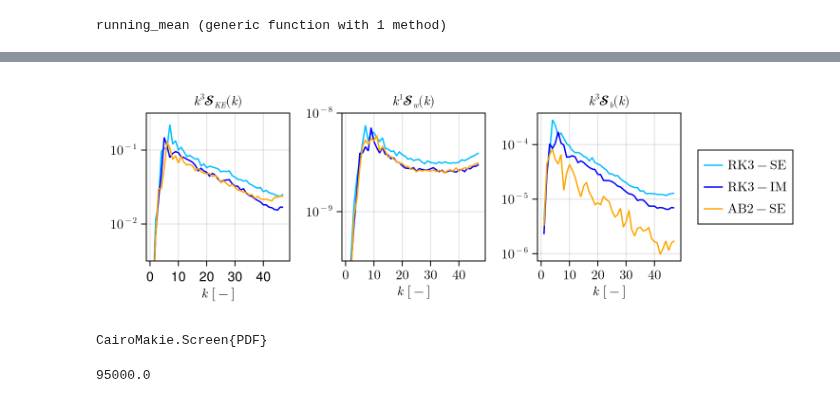
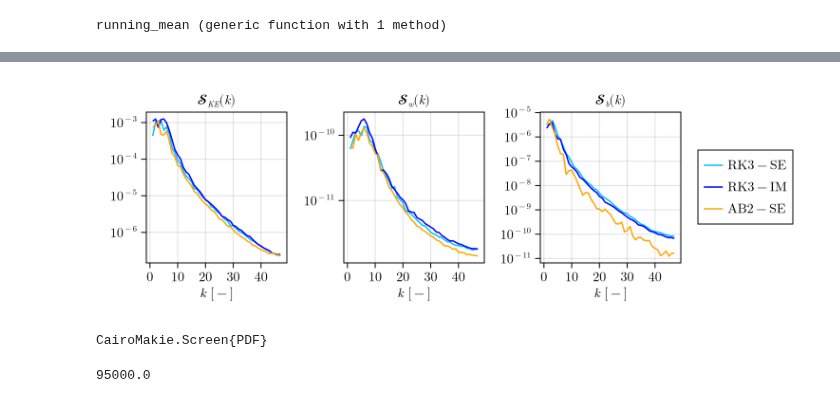
Before and after one commit to simone-silvestri/TimestepperTestCases.jl, a Jupyter notebook: notebooks/Results_idealized_coast.ipynb, the cells around one changed output, grey strips where cells are left out. Cells and saved outputs as stored; diff of their text form; code cells hidden in the pictures.

```diff
--- a/notebooks/Results_idealized_coast.ipynb
+++ b/notebooks/Results_idealized_coast.ipynb
@@ -1,8 +1,8 @@
 # %%
 using Pkg
-Pkg.activate("./")
+Pkg.activate("../")
 
-folder = "idealized_coast_unforced/"
+folder = "../idealized_coast_unforced/"
 closure = "unforced"
 
 using Suppressor
@@ -15,4 +14,4 @@ end
 # %%
 GC.gc()
-@time rl = @suppress TimestepperTestCases.load_idealized_coast(folder, closure, "split_free_surface_lowres_", "SplitRungeKutta3");
+@time rl = @suppress TimestepperTestCases.load_idealized_coast(folder, closure * "_full", "split_free_surface_lowres_", "SplitRungeKutta3");
 # %% [output]
@@ -20,4 +19,4 @@ GC.gc()
 # %%
 GC.gc()
-@time al = @suppress TimestepperTestCases.load_idealized_coast(folder, closure, "split_free_surface_lowres_", "QuasiAdamsBashforth2");
+@time al = @suppress TimestepperTestCases.load_idealized_coast(folder * "old/", closure, "split_free_surface_lowres_", "QuasiAdamsBashforth2");
 # %% [output]
@@ -25,4 +24,4 @@ GC.gc()
 # %%
 GC.gc()
-@time ri = @suppress TimestepperTestCases.load_idealized_coast(folder, closure, "implicit_free_surface_lowres_", "SplitRungeKutta3");
+@time ri = @suppress TimestepperTestCases.load_idealized_coast(folder, closure * "_full", "implicit_free_surface_lowres_", "SplitRungeKutta3");
 # %% [output]
@@ -347,9 +395,9 @@ end
 freq = freq ./ freq[2]
 
 fig = Figure(size = (750, 250))
-P1 = freq[2:end].^3
-P2 = freq[2:end].^2
-P3 = freq[2:end].^3
+P1 = 1 # freq[2:end].^3
+P2 = 1 # freq[2:end].^2
+P3 = 1 # freq[2:end].^3
 
 
 yt = [10.0^i for i in -20:10]
@@ -359,45 +407,46 @@ ax  = Axis(fig[1, 1],
            yscale=log10,
            # xscale = log10,
            yticks = (yt, yl),
+           xticks = ticks([0, 10, 20, 30, 40]),
            xlabel = L"k\text{ [-]}",
            ylabel = "",
-           title = L"k^{3} \mathcal{S}_{KE}(k)")
+           title = L"\mathcal{S}_{KE}(k)")
 lines!(ax, freq[2:end], P1 .* (specUrl[2:end] .+ specVrl[2:end]), color=c1)
 lines!(ax, freq[2:end], P1 .* (specUri[2:end] .+ specVri[2:end]), color=c2)
 lines!(ax, freq[2:end], P1 .* (specUal[2:end] .+ specVal[2:end]), color=c3)
-ylims!(ax, 10^-2.5, 10^-0.5)
+# ylims!(ax, 10^-2.5, 10^-0.5)
 
 ax  = Axis(fig[1, 2],
            yscale=log10,
            # xscale = log10,
            yticks = (yt, yl),
            xticks = ticks([0, 10, 20, 30, 40]),
            xlabel = L"k\text{ [-]}",
            ylabel = "",
-           title = L"k^{1} \mathcal{S}_{w}(k)")
+           title = L"\mathcal{S}_{w}(k)")
 lines!(ax, freq[2:end], P2 .* (specWrl[2:end]), color=c1)
 lines!(ax, freq[2:end], P2 .* (specWri[2:end]), color=c2)
 lines!(ax, freq[2:end], P2 .* (specWal[2:end]), color=c3)
-ylims!(ax, 10^-9.5, 10^-8)
+# ylims!(ax, 10^-9.5, 10^-8)
 
 ax  = Axis(fig[1, 3],
            yscale=log10,
            # xscale = log10,
            yticks = (yt, yl),
            xticks = ticks([0, 10, 20, 30, 40]),
            xlabel = L"k\text{ [-]}",
            ylabel = "",
-           title = L"k^{3} \mathcal{S}_{b}(k)")
+           title = L"\mathcal{S}_{b}(k)")
 lines!(ax, freq[2:end], P3 .* (specBrl[2:end]), color=c1, label=L"\text{RK3-SE}")
 lines!(ax, freq[2:end], P3 .* (specBri[2:end]), color=c2, label=L"\text{RK3-IM}")
 lines!(ax, freq[2:end], P3 .* (specBal[2:end]), color=c3, label=L"\text{AB2-SE}")
 # ylims!(ax, 1e-4, 1e-2)
 Legend(fig[1, 4], ax)
 display(fig)
 
 CairoMakie.save(path * "spectra-coast.pdf", fig)
 # %% [output]
-[figure, old version]
+[figure, new version]
 CairoMakie.Screen{PDF}
 # %%
 # %% [output]
```
Also changed, not shown: parts of 11 cells of this notebook, 6 other files.
